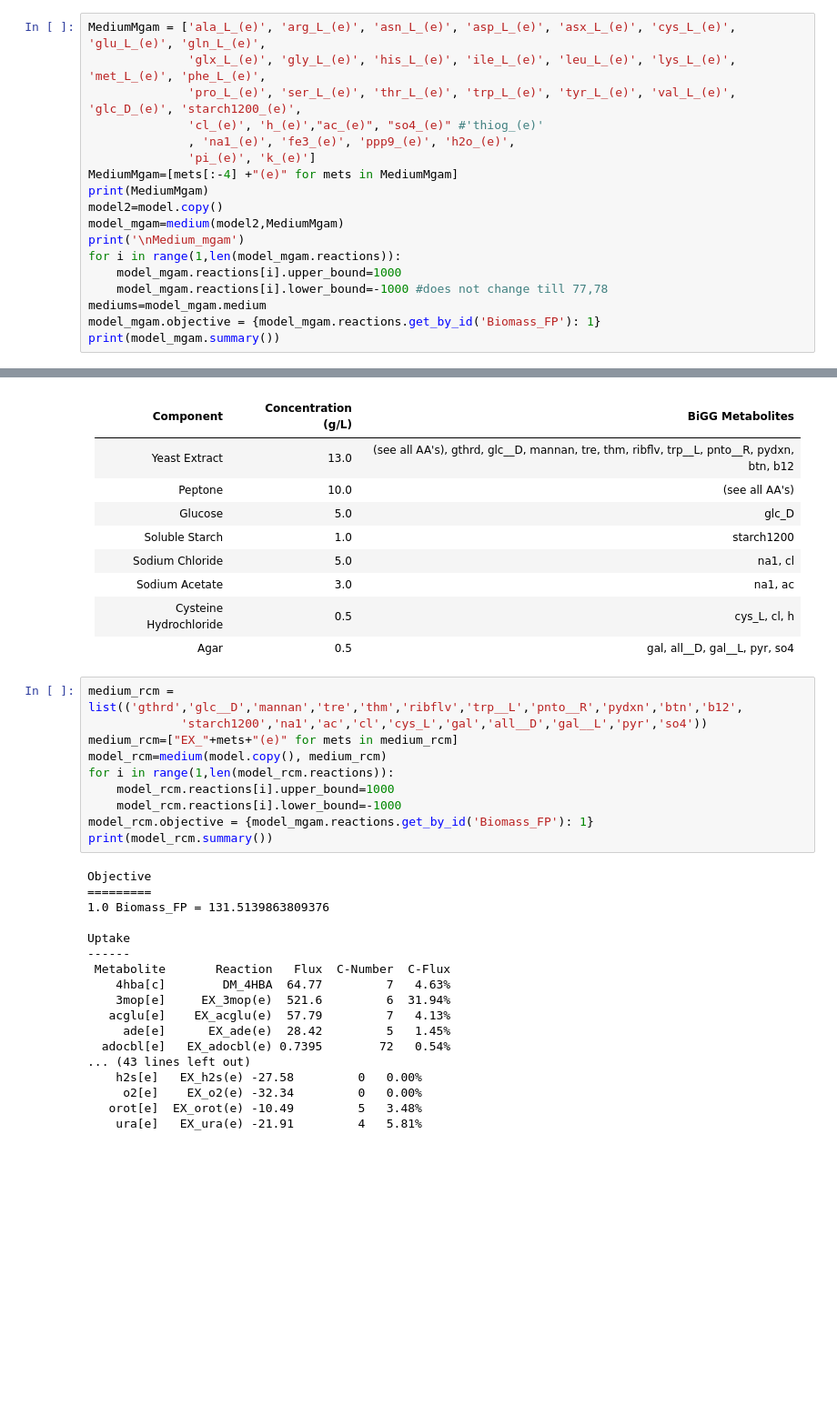
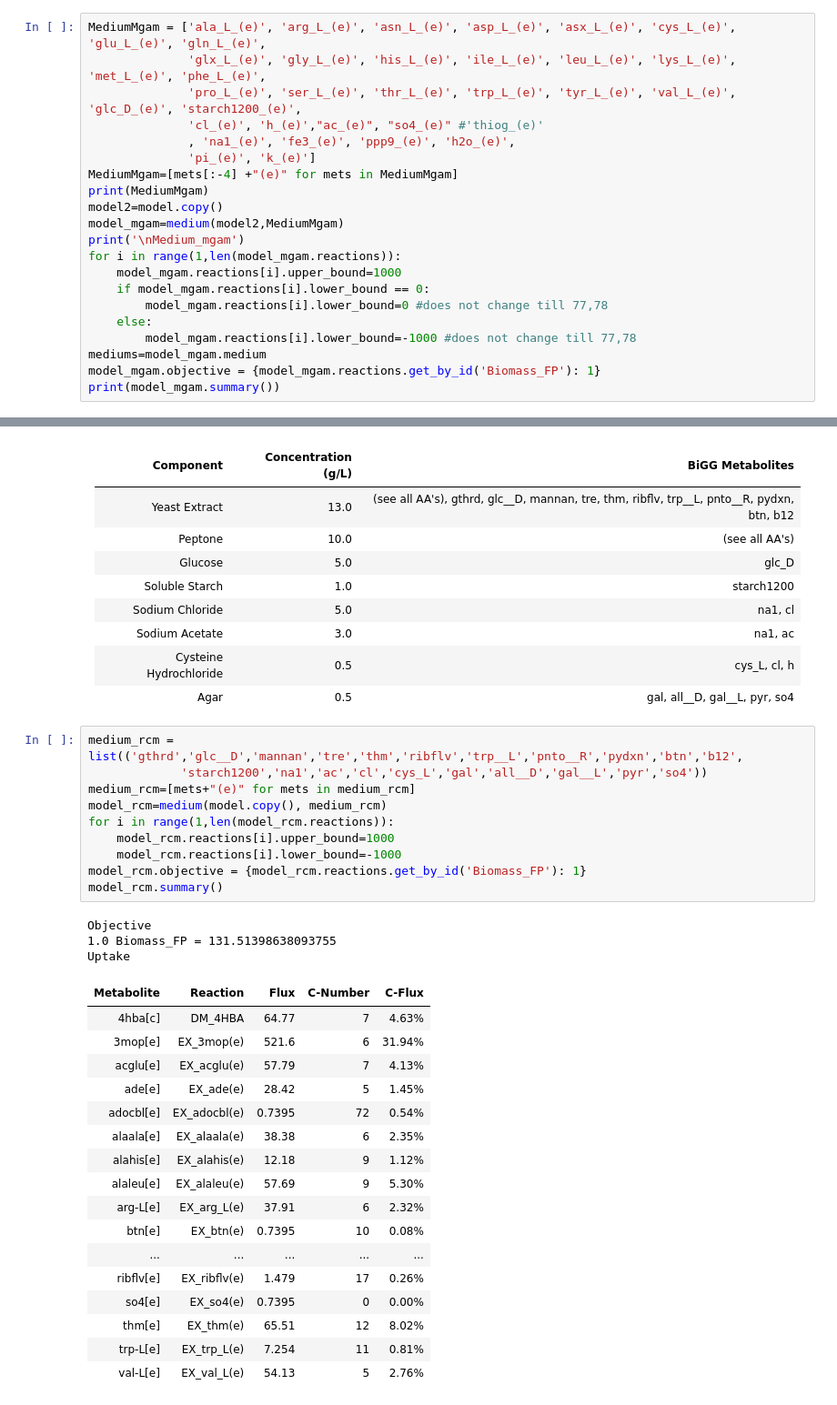
Before and after one commit to PrabJ/Flux_Balance_F_Prausnitzii, a Jupyter notebook: Metabolic_flux.ipynb, the cells around one changed output, grey strips where cells are left out. Shown at 91% size. Drawn from its saved outputs; the diff is of its cells as text; blank space fills up the shorter version.

Commit message:
Added mmcb medium

```diff
--- a/Metabolic_flux.ipynb
+++ b/Metabolic_flux.ipynb
@@ -185,7 +185,10 @@ model_mgam=medium(model2,MediumMgam)
 print('\nMedium_mgam')
 for i in range(1,len(model_mgam.reactions)):
     model_mgam.reactions[i].upper_bound=1000
-    model_mgam.reactions[i].lower_bound=-1000 #does not change till 77,78
+    if model_mgam.reactions[i].lower_bound == 0:
+        model_mgam.reactions[i].lower_bound=0 #does not change till 77,78
+    else:
+        model_mgam.reactions[i].lower_bound=-1000 #does not change till 77,78
 mediums=model_mgam.medium
 model_mgam.objective = {model_mgam.reactions.get_by_id('Biomass_FP'): 1}
 print(model_mgam.summary())
@@ -311,28 +299,31 @@ http://www.oxoid.com/UK/blue/prod_detail/prod_detail.asp?pr=CM0149&org=53&c=UK&l
 # %%
 medium_rcm = list(('gthrd','glc__D','mannan','tre','thm','ribflv','trp__L','pnto__R','pydxn','btn','b12',
              'starch1200','na1','ac','cl','cys_L','gal','all__D','gal__L','pyr','so4'))
-medium_rcm=["EX_"+mets+"(e)" for mets in medium_rcm]
+medium_rcm=[mets+"(e)" for mets in medium_rcm]
 model_rcm=medium(model.copy(), medium_rcm)
 for i in range(1,len(model_rcm.reactions)):
     model_rcm.reactions[i].upper_bound=1000
     model_rcm.reactions[i].lower_bound=-1000
-model_rcm.objective = {model_mgam.reactions.get_by_id('Biomass_FP'): 1}
-print(model_rcm.summary())
+model_rcm.objective = {model_rcm.reactions.get_by_id('Biomass_FP'): 1}
+model_rcm.summary()
 # %% [output]
 Objective
-=========
-1.0 Biomass_FP = 131.5139863809376
-
+1.0 Biomass_FP = 131.51398638093755
 Uptake
-------
- Metabolite       Reaction   Flux  C-Number  C-Flux
-    4hba[c]        DM_4HBA  64.77         7   4.63%
-    3mop[e]     EX_3mop(e)  521.6         6  31.94%
-   acglu[e]    EX_acglu(e)  57.79         7   4.13%
-     ade[e]      EX_ade(e)  28.42         5   1.45%
-  adocbl[e]   EX_adocbl(e) 0.7395        72   0.54%
-... (43 lines left out)
-    h2s[e]   EX_h2s(e) -27.58         0   0.00%
-     o2[e]    EX_o2(e) -32.34         0   0.00%
-   orot[e]  EX_orot(e) -10.49         5   3.48%
-    ura[e]   EX_ura(e) -21.91         4   5.81%
+| Metabolite | Reaction | Flux | C-Number | C-Flux |
+| 4hba[c] | DM_4HBA | 64.77 | 7 | 4.63% |
+| 3mop[e] | EX_3mop(e) | 521.6 | 6 | 31.94% |
+| acglu[e] | EX_acglu(e) | 57.79 | 7 | 4.13% |
+| ade[e] | EX_ade(e) | 28.42 | 5 | 1.45% |
+| adocbl[e] | EX_adocbl(e) | 0.7395 | 72 | 0.54% |
+| alaala[e] | EX_alaala(e) | 38.38 | 6 | 2.35% |
+| alahis[e] | EX_alahis(e) | 12.18 | 9 | 1.12% |
+| alaleu[e] | EX_alaleu(e) | 57.69 | 9 | 5.30% |
+| arg-L[e] | EX_arg_L(e) | 37.91 | 6 | 2.32% |
+| btn[e] | EX_btn(e) | 0.7395 | 10 | 0.08% |
+| ... | ... | ... | ... | ... |
+| ribflv[e] | EX_ribflv(e) | 1.479 | 17 | 0.26% |
+| so4[e] | EX_so4(e) | 0.7395 | 0 | 0.00% |
+| thm[e] | EX_thm(e) | 65.51 | 12 | 8.02% |
+| trp-L[e] | EX_trp_L(e) | 7.254 | 11 | 0.81% |
+| val-L[e] | EX_val_L(e) | 54.13 | 5 | 2.76% |
```
Also changed, not shown: parts of 11 cells of this notebook, 1 other file.
